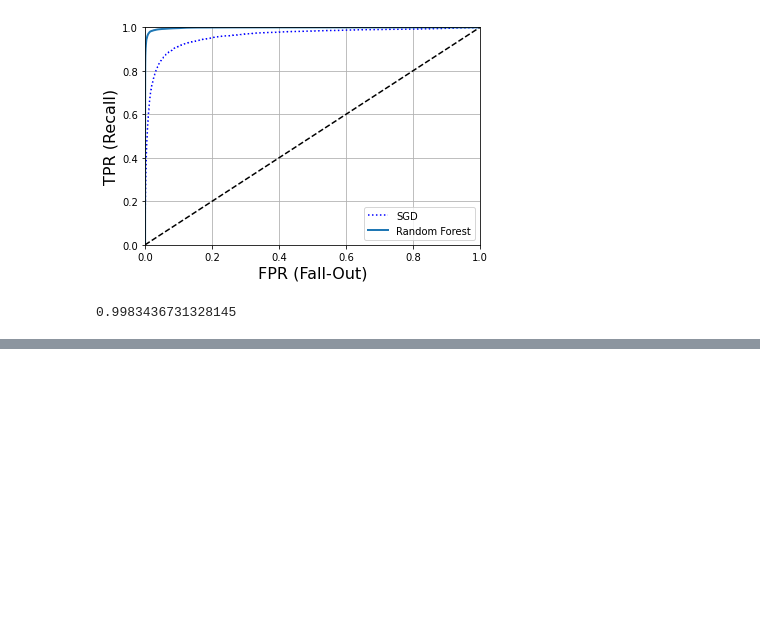
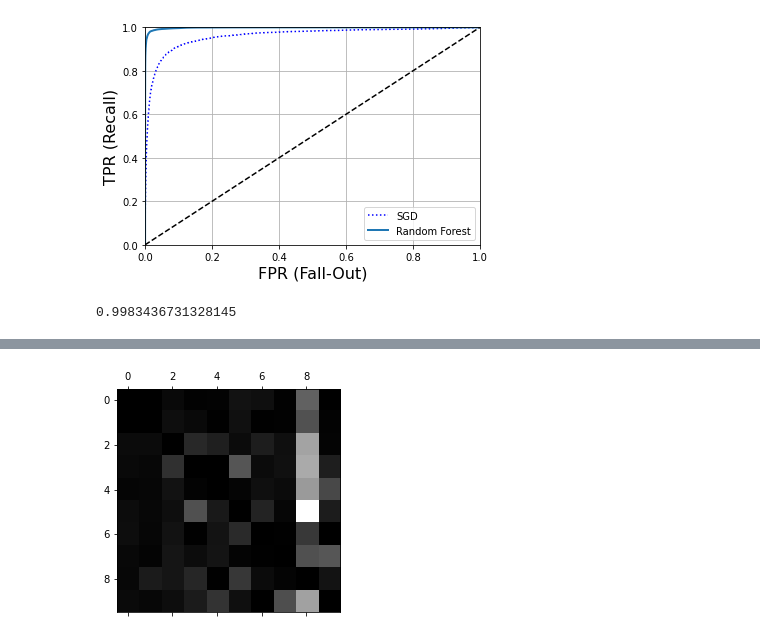
Before and after one commit to lijm1358/ml_practice, a Jupyter notebook: ch03.ipynb, the cells around one changed output, grey strips where cells are left out. Cells and saved outputs as stored; diff of their text form; code cells hidden in the pictures; blank space fills up the shorter version.

```diff
--- a/ch03.ipynb
+++ b/ch03.ipynb
@@ -261,0 +369,16 @@ roc_auc_score(y_train_5, y_scores_forest)
+# %%
+# 에러 비율 확인
+
+row_sums = conf_mx.sum(axis=1, keepdims=True)
+norm_conf_mx = conf_mx/row_sums
+
+# 행은 실제 클래스, 열은 예측한 클래스.
+# 8 열이 흰색 부분이 많으므로 많은 숫자를 8로 잘못 분류하고 있음을 알 수 있음.
+# 3과 5가 서로 혼동되고 있음.
+# 오차 행렬은 반드시 대칭이 아닐 수도 있음.
+
+np.fill_diagonal(norm_conf_mx, 0)
+plt.matshow(norm_conf_mx, cmap=plt.cm.gray)
+plt.show()
+# %% [output]
+[figure, added]
```
Also changed, not shown: parts of 25 cells of this notebook.
